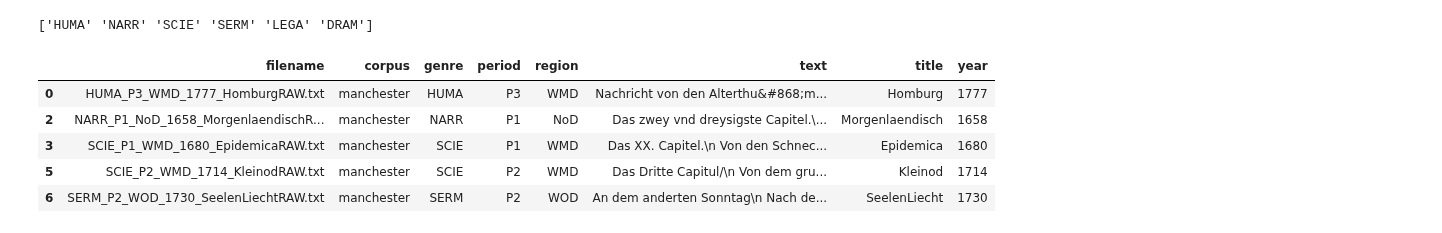
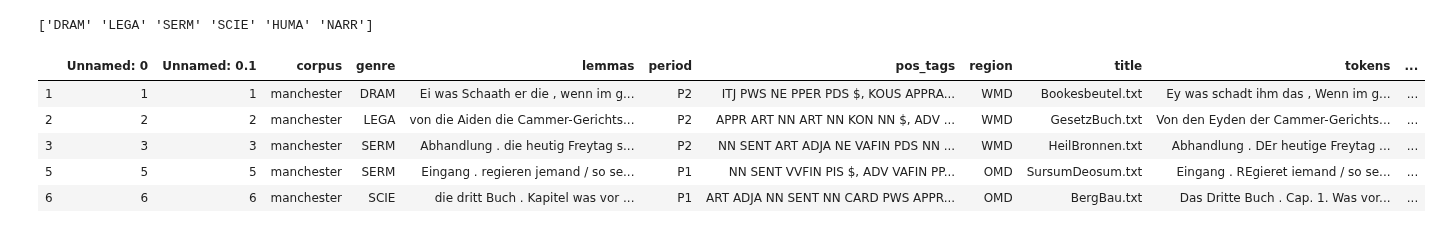
Before and after one commit to LennartKeller/TextklassifikationsProjekt2019, a Jupyter notebook: Concept.ipynb, the cells around one changed output. Cells and saved outputs as stored; diff of their text form; code cells hidden in the pictures.

```diff
--- a/Concept.ipynb
+++ b/Concept.ipynb
@@ -392,18 +392,18 @@ pipes = [pipe5]#, pipe6]pipe1, pipe2, pipe3
 # %%
 import pandas as pd
-df = pd.read_csv('full_dataset.csv').dropna()
+df = pd.read_csv('full_taggeddataset.csv').dropna()
 df = df[df.genre != 'NEWS']
 df = df[df.genre != 'NEWS-P4']
 print(df.genre.unique())
 df.head()
 # %% [output]
-['HUMA' 'NARR' 'SCIE' 'SERM' 'LEGA' 'DRAM']
+['DRAM' 'LEGA' 'SERM' 'SCIE' 'HUMA' 'NARR']
-|  | filename | corpus | genre | period | region | text | title | year |
-| 0 | HUMA_P3_WMD_1777_HomburgRAW.txt | manchester | HUMA | P3 | WMD | Nachricht von den Alterthu&#868;m... | Homburg | 1777 |
-| 2 | NARR_P1_NoD_1658_MorgenlaendischR... | manchester | NARR | P1 | NoD | Das zwey vnd dreysigste Capitel.\... | Morgenlaendisch | 1658 |
-| 3 | SCIE_P1_WMD_1680_EpidemicaRAW.txt | manchester | SCIE | P1 | WMD | Das XX. Capitel.\n Von den Schnec... | Epidemica | 1680 |
-| 5 | SCIE_P2_WMD_1714_KleinodRAW.txt | manchester | SCIE | P2 | WMD | Das Dritte Capitul/\n Von dem gru... | Kleinod | 1714 |
-| 6 | SERM_P2_WOD_1730_SeelenLiechtRAW.txt | manchester | SERM | P2 | WOD | An dem anderten Sonntag\n Nach de... | SeelenLiecht | 1730 |
+|  | Unnamed: 0 | Unnamed: 0.1 | corpus | genre | lemmas | period | pos_tags | region | title | tokens | ... |
+| 1 | 1 | 1 | manchester | DRAM | Ei was Schaath er die , wenn im g... | P2 | ITJ PWS NE PPER PDS $, KOUS APPRA... | WMD | Bookesbeutel.txt | Ey was schadt ihm das , Wenn im g... | ... |
+| 2 | 2 | 2 | manchester | LEGA | von die Aiden die Cammer-Gerichts... | P2 | APPR ART NN ART NN KON NN $, ADV ... | WMD | GesetzBuch.txt | Von den Eyden der Cammer-Gerichts... | ... |
+| 3 | 3 | 3 | manchester | SERM | Abhandlung . die heutig Freytag s... | P2 | NN SENT ART ADJA NE VAFIN PDS NN ... | WMD | HeilBronnen.txt | Abhandlung . DEr heutige Freytag ... | ... |
+| 5 | 5 | 5 | manchester | SERM | Eingang . regieren jemand / so se... | P1 | NN SENT VVFIN PIS $, ADV VAFIN PP... | OMD | SursumDeosum.txt | Eingang . REgieret iemand / so se... | ... |
+| 6 | 6 | 6 | manchester | SCIE | die dritt Buch . Kapitel was vor ... | P1 | ART ADJA NN SENT NN CARD PWS APPR... | OMD | BergBau.txt | Das Dritte Buch . Cap. 1. Was vor... | ... |
 # %%
 results, train_period = run_exp_period_genre(pipes,df, train_period='P1', verbose=True)
 # %% [output]
```
Also changed, not shown: parts of 5 cells of this notebook, 6 other files.
